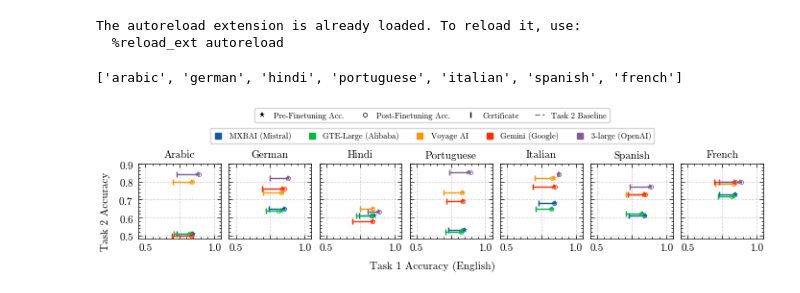
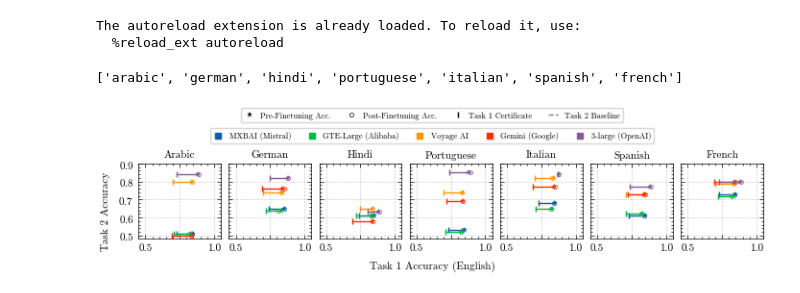
Before and after one commit to maxanisimov/capability-retention-in-continual-rl, a Jupyter notebook: notebooks/plot_llm_experiments2.ipynb, the cells around one changed output. Cells and saved outputs as stored; diff of their text form; code cells hidden in the pictures.

Commit message:
Tweak legend entries

```diff
--- a/notebooks/plot_llm_experiments2.ipynb
+++ b/notebooks/plot_llm_experiments2.ipynb
@@ -274,7 +274,13 @@ symbol_lines = [
         label="Post-Finetuning Acc.",
     ),
     mlines.Line2D(
-        [0], [0], marker="|", lw=0, color="black", markersize=5, label="Certificate"
+        [0],
+        [0],
+        marker="|",
+        lw=0,
+        color="black",
+        markersize=5,
+        label="Task 1 Certificate",
     ),
     mlines.Line2D([0], [0], linestyle="--", color="gray", label="Task 2 Baseline"),
 ]
@@ -293,31 +299,31 @@ legend = fig.legend(
 )
 
 legend = fig.legend(
     handles=model_lines,
     loc="lower center",
     bbox_to_anchor=(0.5, 0.99),  # position above the plot
     ncol=5,  # auto-wrap into two rows
     frameon=True,  # outline box
     fontsize=6,
     handlelength=1.2,
 )
 
 fig.supxlabel("Task 1 Accuracy (English)", fontsize=8)
 fig.supylabel("Task 2 Accuracy", fontsize=8)
 
 # Legend: only one color entry per model
 # custom_lines = [plt.Line2D([0], [0], color=model_colors[m], lw=4) for m in models]
 # ax.legend(custom_lines, models, title="Model", bbox_to_anchor=(1.05, 1), loc='upper left', borderaxespad=0., fontsize=8)
 
 set_figure_size(
     fig,
     fraction=1.0,
     subplots=(1, len(datasets)),
     dpi=300,
     shrink_height=1.1,
     portrait=True,
 )
 plt.savefig("figures/multilang.pdf", dpi=300)
 # %% [output]
 ['arabic', 'german', 'hindi', 'portuguese', 'italian', 'spanish', 'french']
-[figure, old version]
+[figure, new version]
```
